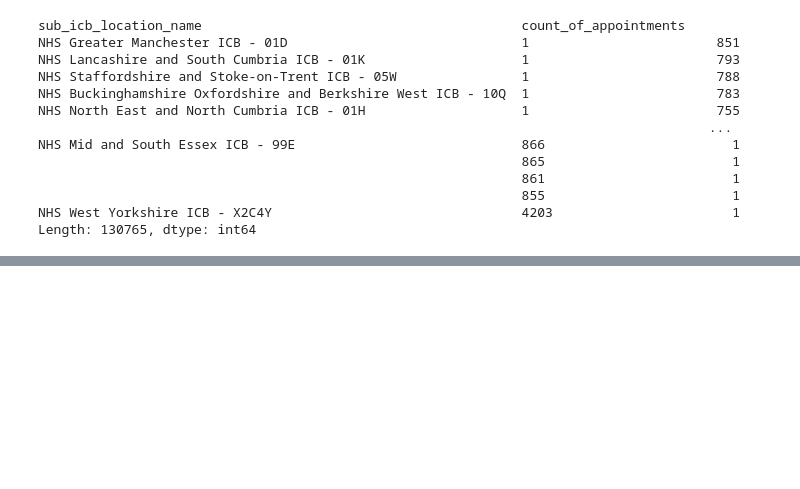
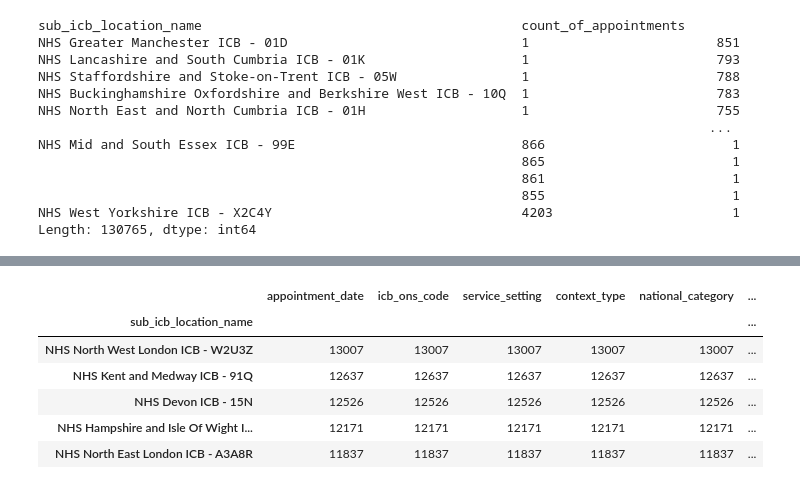
Before and after one commit to crialorob/Alonso_Robles_Cristina_DA201_Assignment, a Jupyter notebook: Alonso_Robles_Cristina_DA201_Assignment Activity 2_Import and explore the data.ipynb, the cells around one changed output, grey strips where cells are left out. Saved outputs shown, nothing was run; the diff lists cells and outputs as text; code cells hidden in the pictures; blank space fills up the shorter version.

```diff
--- a/Alonso_Robles_Cristina_DA201_Assignment Activity 2_Import and explore the data.ipynb
+++ b/Alonso_Robles_Cristina_DA201_Assignment Activity 2_Import and explore the data.ipynb
@@ -771,0 +836,15 @@ nc.sort_values(by=['count_of_appointments'], ascending=False)
+# %%
+# Determine the five locations with the highest number of records.
+locations_count = pd.DataFrame(nc.groupby(['sub_icb_location_name']).count())
+locations_count
+locations_count.sort_values(['icb_ons_code'],ascending=False)
+top_5_locations = locations_count.sort_values(['icb_ons_code'],ascending=False)
+top_5_locations.head()
+# %% [output]
+|  | appointment_date | icb_ons_code | service_setting | context_type | national_category | ... |
+| sub_icb_location_name |  |  |  |  |  | ... |
+| NHS North West London ICB - W2U3Z | 13007 | 13007 | 13007 | 13007 | 13007 | ... |
+| NHS Kent and Medway ICB - 91Q | 12637 | 12637 | 12637 | 12637 | 12637 | ... |
+| NHS Devon ICB - 15N | 12526 | 12526 | 12526 | 12526 | 12526 | ... |
+| NHS Hampshire and Isle Of Wight I... | 12171 | 12171 | 12171 | 12171 | 12171 | ... |
+| NHS North East London ICB - A3A8R | 11837 | 11837 | 11837 | 11837 | 11837 | ... |
```
Also changed, not shown: parts of 4 cells of this notebook, 1 other file.
